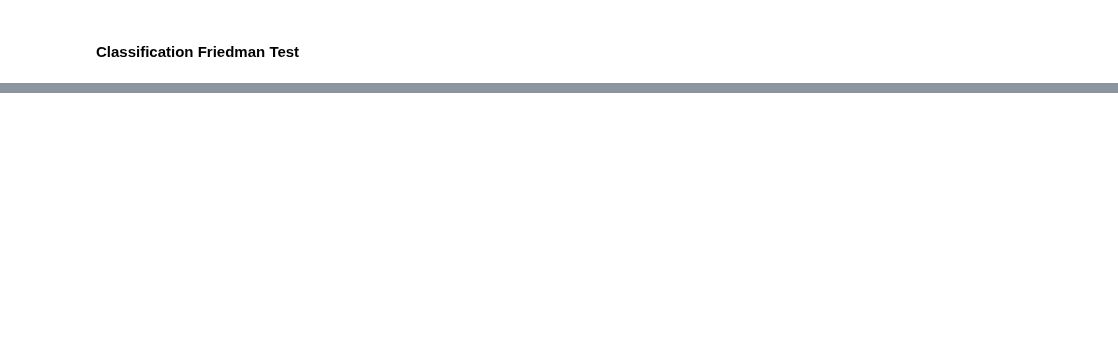
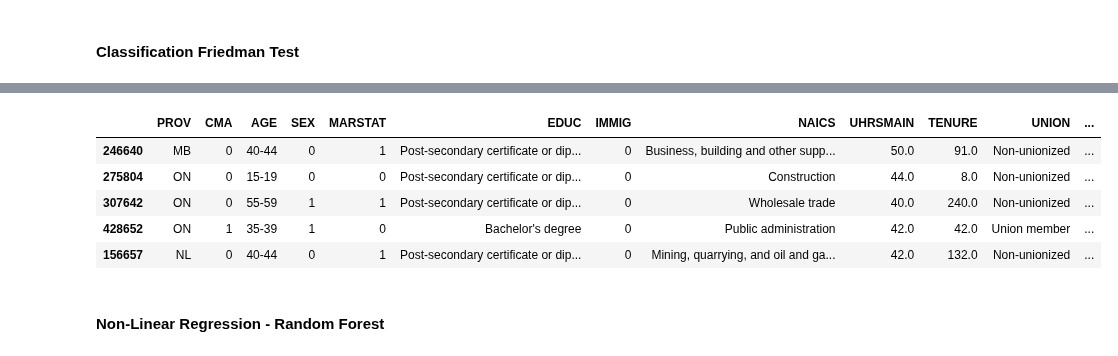
Before and after one commit to harpkang/CIND820_CAPSTONE, a Jupyter notebook: Code/kang_harpreet_code_cind820.ipynb, the cells around one changed output, grey strips where cells are left out. Cells and saved outputs as stored; diff of their text form; code cells hidden in the pictures; blank space fills up the shorter version.

```diff
--- a/Code/kang_harpreet_code_cind820.ipynb
+++ b/Code/kang_harpreet_code_cind820.ipynb
@@ -1803,0 +1849,2 @@ P-value: 0.0008946808967486784
+# %%
+class_data['HRLYEARN']=np.log(class_data['HRLYEARN'])
@@ -1803,0 +1857,20 @@ P-value: 0.0008946808967486784
+# %%
+#fixing the test dataset
+def categorize_hrlyearn(value):
+    if 1.934416 <= value < 3.135494:
+        return 0
+    elif 3.135494 <= value < 3.382694:
+        return 1
+    elif 3.382694 <= value < 3.642836:
+        return 2
+    elif 3.642836 <= value < 3.912023:
+        return 3
+    elif 3.912023 <= value <= 5.326322:
+        return 4
+    else:
+        return -1
+
+class_data['HRLYEARN'] = class_data['HRLYEARN'].apply(categorize_hrlyearn)
+
+print(class_data['HRLYEARN'].head())
+print(class_data.shape)
@@ -1803,0 +1885,3 @@ P-value: 0.0008946808967486784
+# %%
+class_data = class_data[class_data['HRLYEARN'] != -1]
+print(class_data.shape)
@@ -1803,0 +1901,9 @@ P-value: 0.0008946808967486784
+# %%
+class_data.head()
+# %% [output]
+|  | PROV | CMA | AGE | SEX | MARSTAT | EDUC | IMMIG | NAICS | UHRSMAIN | TENURE | UNION | ... |
+| 246640 | MB | 0 | 40-44 | 0 | 1 | Post-secondary certificate or dip... | 0 | Business, building and other supp... | 50.0 | 91.0 | Non-unionized | ... |
+| 275804 | ON | 0 | 15-19 | 0 | 0 | Post-secondary certificate or dip... | 0 | Construction | 44.0 | 8.0 | Non-unionized | ... |
+| 307642 | ON | 0 | 55-59 | 1 | 1 | Post-secondary certificate or dip... | 0 | Wholesale trade | 40.0 | 240.0 | Non-unionized | ... |
+| 428652 | ON | 1 | 35-39 | 1 | 0 | Bachelor's degree | 0 | Public administration | 42.0 | 42.0 | Union member | ... |
+| 156657 | NL | 0 | 40-44 | 0 | 1 | Post-secondary certificate or dip... | 0 | Mining, quarrying, and oil and ga... | 42.0 | 132.0 | Non-unionized | ... |
@@ -1803,0 +1963,2 @@ P-value: 0.0008946808967486784
+# %% [markdown]
+#### <span >  Non-Linear Regression - Random Forest</span>
```
Also changed, not shown: parts of 18 cells of this notebook, 7 other files.
